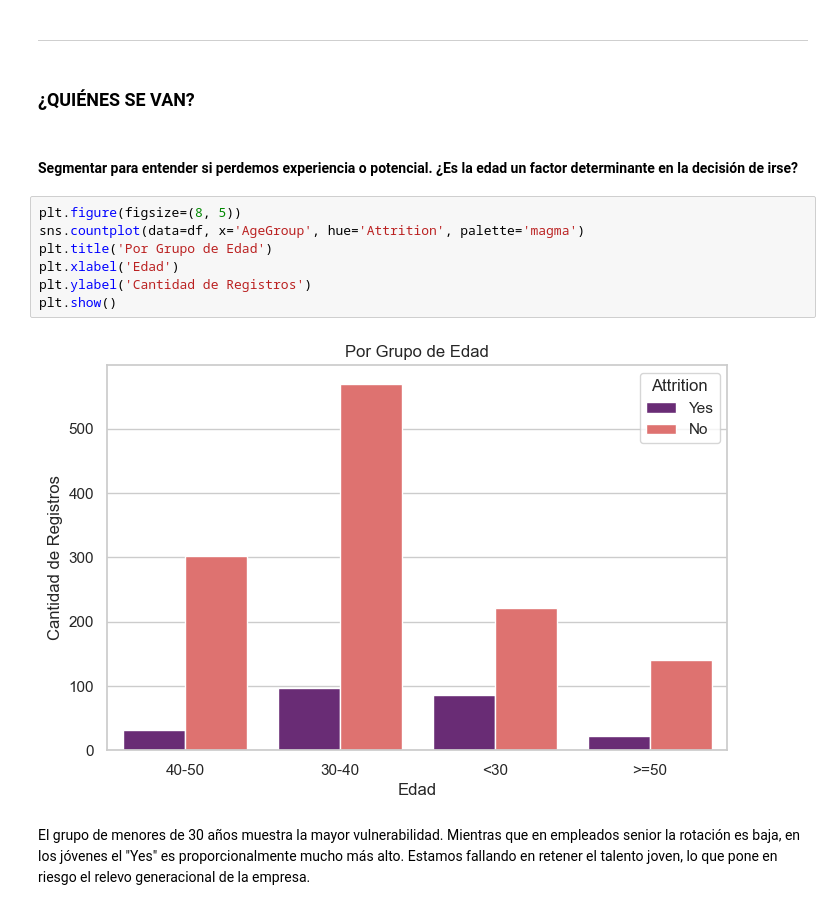
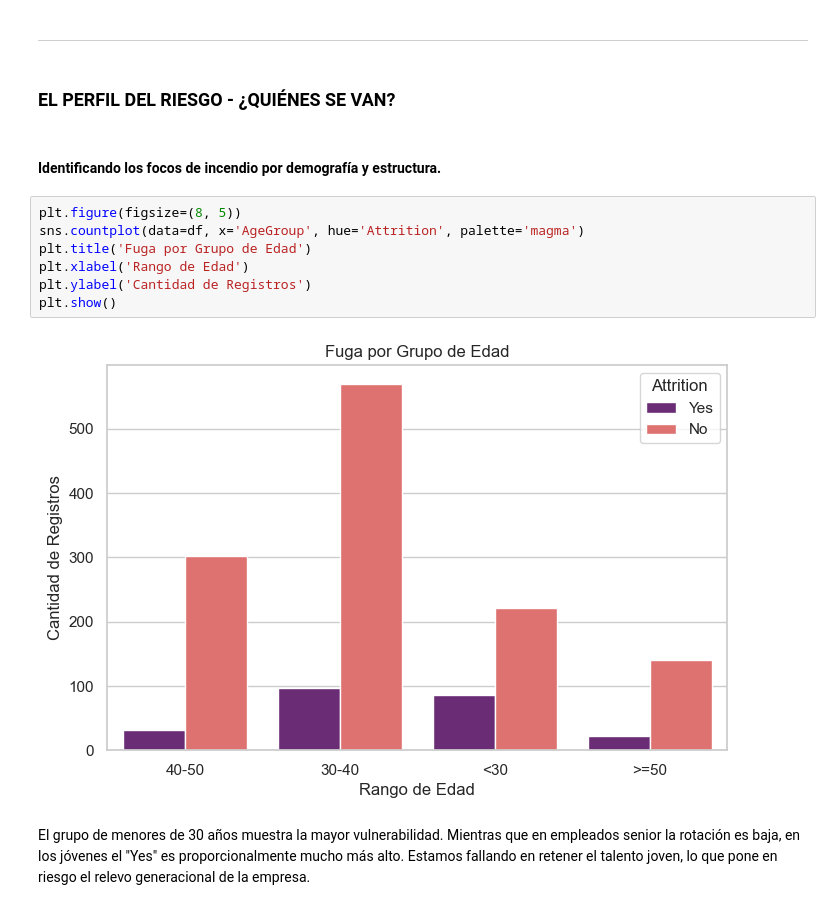
Before and after one commit to Ruthpsegovia/proyecto-da-promo-59-modulo-3-team-2, a Jupyter notebook: Visualizaciones/Visual_Storytelling.ipynb, the cells around one changed output. Cells and saved outputs as stored; diff of their text form.

```diff
--- a/Visualizaciones/Visual_Storytelling.ipynb
+++ b/Visualizaciones/Visual_Storytelling.ipynb
@@ -33,17 +33,17 @@ Tenemos una tasa de rotación del 16.12%. En una empresa saludable, este número
 # %% [markdown]
 --------------------------
 # %% [markdown]
-### ¿QUIÉNES SE VAN?
+### EL PERFIL DEL RIESGO - ¿QUIÉNES SE VAN?
 # %% [markdown]
-#### Segmentar para entender si perdemos experiencia o potencial. ¿Es la edad un factor determinante en la decisión de irse?
+#### Identificando los focos de incendio por demografía y estructura.
 # %%
 plt.figure(figsize=(8, 5))
 sns.countplot(data=df, x='AgeGroup', hue='Attrition', palette='magma')
-plt.title('Por Grupo de Edad')
-plt.xlabel('Edad')
+plt.title('Fuga por Grupo de Edad')
+plt.xlabel('Rango de Edad')
 plt.ylabel('Cantidad de Registros')
 plt.show()
 # %% [output]
-[figure, old version]
+[figure, new version]
 # %% [markdown]
 El grupo de menores de 30 años muestra la mayor vulnerabilidad. Mientras que en empleados senior la rotación es baja, en los jóvenes el "Yes" es proporcionalmente mucho más alto. Estamos fallando en retener el talento joven, lo que pone en riesgo el relevo generacional de la empresa.
```
Also changed, not shown: parts of 7 cells of this notebook.
